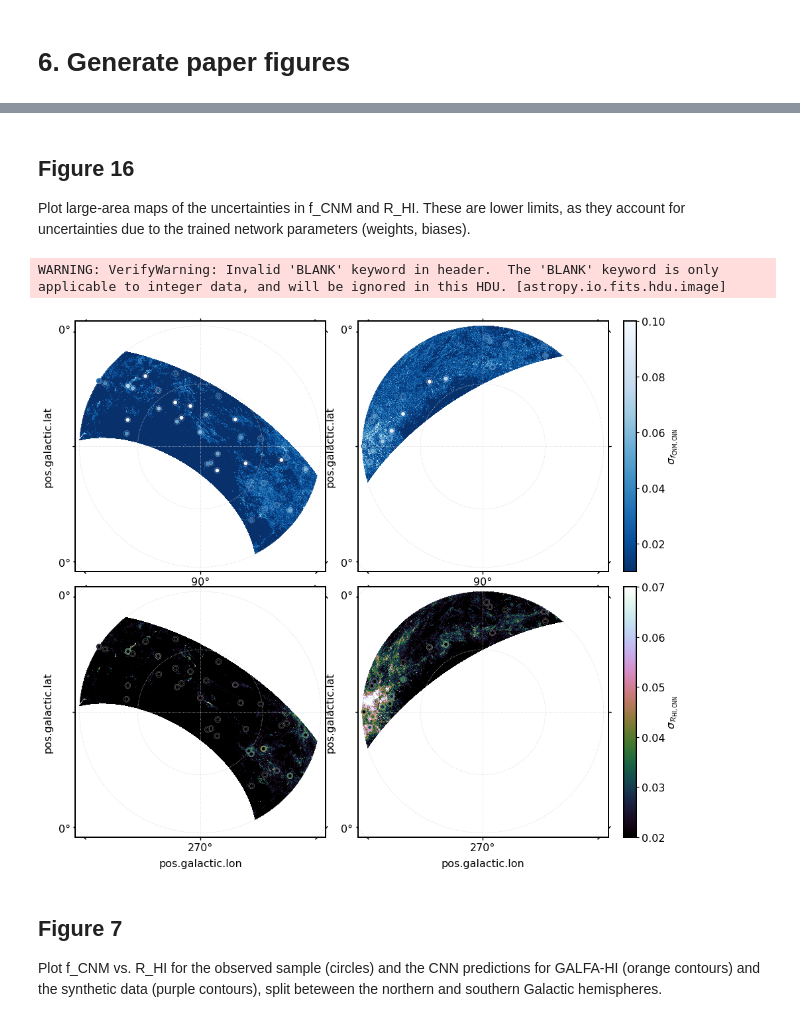
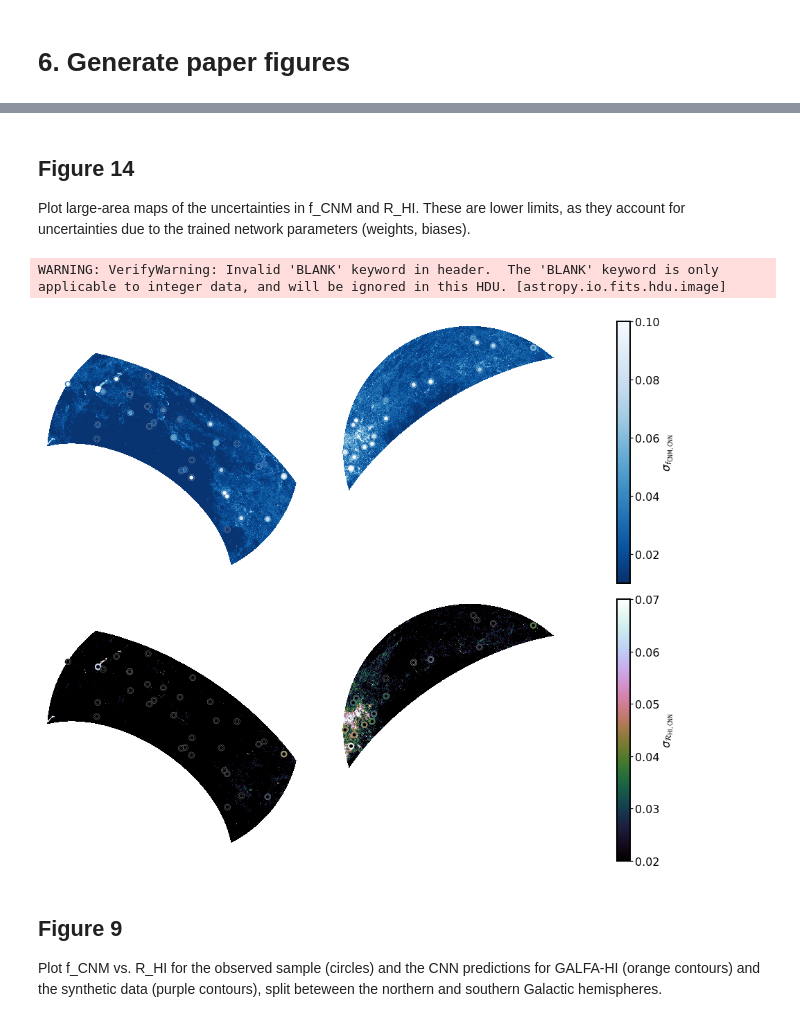
Before and after one commit to cmurray-astro/CNN_forthe_CNM, a Jupyter notebook: MPK20_analysis.ipynb, the cells around one changed output, grey strips where cells are left out. Saved outputs shown, nothing was run; the diff lists cells and outputs as text; code cells hidden in the pictures.

```diff
--- a/MPK20_analysis.ipynb
+++ b/MPK20_analysis.ipynb
@@ -453,5 +412,5 @@ WARNING: VerifyWarning: Invalid 'BLANK' keyword in header.  The 'BLANK' keyword
 # %% [markdown]
-## Figure 16
+## Figure 14
 
 Plot large-area maps of the uncertainties in f_CNM and R_HI. These are lower limits, as they account for uncertainties due to the trained network parameters (weights, biases).
 # %%
@@ -471,12 +430,12 @@ greyval=0.5
 greyaval=1
 edgcolor='white'
 
-im =ax.imshow(fcnm_zea[2].data, origin='lower', cmap=good_cmap_fcnm, vmin=fcnm_min, vmax=fcnm_max) #, norm=LogNorm(),) #, vmin=0, vmax=0.4)
-ax.scatter(source_ngp[0],source_ngp[1], cmap = good_cmap_fcnm, c = obs['fcnm_err'], marker='o', edgecolor=edgcolor, s=30, lw=0.25,zorder=10, vmin=fcnm_min, vmax=fcnm_max)
+im =ax.imshow(fcnm_zea[2].data, origin='lower', cmap=good_cmap_fcnm, vmin=fcnm_min, vmax=fcnm_max)
+ax.scatter(source_ngp[0],source_ngp[1], cmap = good_cmap_fcnm, c = obs['fcnm_obs_err'], marker='o', edgecolor=edgcolor, s=30, lw=0.25,zorder=10, vmin=fcnm_min, vmax=fcnm_max)
 ax.scatter(source_ngp[0],source_ngp[1], cmap = good_cmap_fcnm, c = obs['fcnm_cnn_err'], marker='o', edgecolor=edgcolor, s=80, lw=0.25,zorder=9, vmin=fcnm_min, vmax=fcnm_max)
 
-ax2.imshow(fcnm_zea[4].data, origin='lower', cmap=good_cmap_fcnm, vmin=fcnm_min, vmax=fcnm_max) #, norm=LogNorm(), vmin=5e19, vmax=2e21) #, vmin=0, vmax=0.4)
-ax2.scatter(source_sgp[0],source_sgp[1], cmap = good_cmap_fcnm, c = obs['fcnm_err'], marker='o', edgecolor=edgcolor, s=30, lw=0.25,zorder=10, vmin=fcnm_min, vmax=fcnm_max)
+ax2.imshow(fcnm_zea[4].data, origin='lower', cmap=good_cmap_fcnm, vmin=fcnm_min, vmax=fcnm_max)
+ax2.scatter(source_sgp[0],source_sgp[1], cmap = good_cmap_fcnm, c = obs['fcnm_obs_err'], marker='o', edgecolor=edgcolor, s=30, lw=0.25,zorder=10, vmin=fcnm_min, vmax=fcnm_max)
 ax2.scatter(source_sgp[0],source_sgp[1], cmap = good_cmap_fcnm, c = obs['fcnm_cnn_err'], marker='o', edgecolor=edgcolor, s=80, lw=0.25,zorder=9, vmin=fcnm_min, vmax=fcnm_max)
 
 ax.set_xlim(550,3550)
@@ -484,7 +443,14 @@ ax.set_ylim(550,3550)
 ax2.set_xlim(550,3550)
 ax2.set_ylim(550,3550)
 
+ax.set_axis_off()
+ax2.set_axis_off()
+
 plt.colorbar(im, ax=ax2, label = r'$\sigma_{f_{\rm CNM,CNN}}$')
+
+
+
+
 
 good_cmap_rhi = plt.cm.get_cmap('cubehelix')
 good_cmap_rhi.set_bad('grey', 0.)
@@ -492,45 +458,43 @@ good_cmap_rhi.set_bad('grey', 0.)
 ax = plt.subplot(223, projection=wcs_sgp)
 ax2 = plt.subplot(224, projection=wcs_sgp)
 
 ax.grid(ls='dotted', color=gridcolor)
 ax2.grid(ls='dotted', color=gridcolor)
 
-ax.spines['top'].set_visible(False)
-ax.spines['right'].set_visible(False)
-ax.spines['bottom'].set_visible(False)
-ax.spines['left'].set_visible(False)
-
 rhi_min = 0.02
 rhi_max = 0.07
 
-im =ax.imshow(rhi_zea[2].data, origin='lower', cmap=good_cmap_rhi, vmin=rhi_min, vmax=rhi_max) #, norm=LogNorm(),) #, vmin=0, vmax=0.4)
-ax.scatter(source_ngp[0],source_ngp[1], cmap = good_cmap_rhi, c = obs['rhi_err'], marker='o', edgecolor=edgcolor, s=30, lw=0.25,zorder=10, vmin=rhi_min, vmax=rhi_max)
+im =ax.imshow(rhi_zea[2].data, origin='lower', cmap=good_cmap_rhi, vmin=rhi_min, vmax=rhi_max)
+ax.scatter(source_ngp[0],source_ngp[1], cmap = good_cmap_rhi, c = obs['rhi_obs_err'], marker='o', edgecolor=edgcolor, s=30, lw=0.25,zorder=10, vmin=rhi_min, vmax=rhi_max)
 ax.scatter(source_ngp[0],source_ngp[1], cmap = good_cmap_rhi, c = obs['rhi_cnn_err'], marker='o', edgecolor=edgcolor, s=80, lw=0.25,zorder=9, vmin=rhi_min, vmax=rhi_max)
 
-ax2.imshow(rhi_zea[4].data, origin='lower', cmap=good_cmap_rhi, vmin=rhi_min, vmax=rhi_max) #, vmin=0.03, vmax=0.2) #, norm=LogNorm(), vmin=5e19, vmax=2e21) #, vmin=0, vmax=0.4)
-ax2.scatter(source_sgp[0],source_sgp[1], cmap = good_cmap_rhi, c = obs['rhi_err'], marker='o', edgecolor=edgcolor, s=30, lw=0.25,zorder=10, vmin=rhi_min, vmax=rhi_max)
+ax2.imshow(rhi_zea[4].data, origin='lower', cmap=good_cmap_rhi, vmin=rhi_min, vmax=rhi_max)
+ax2.scatter(source_sgp[0],source_sgp[1], cmap = good_cmap_rhi, c = obs['rhi_obs_err'], marker='o', edgecolor=edgcolor, s=30, lw=0.25,zorder=10, vmin=rhi_min, vmax=rhi_max)
 ax2.scatter(source_sgp[0],source_sgp[1], cmap = good_cmap_rhi, c = obs['rhi_cnn_err'], marker='o', edgecolor=edgcolor, s=80, lw=0.25,zorder=9, vmin=rhi_min, vmax=rhi_max)
 
 ax.set_xlim(550,3550)
 ax.set_ylim(550,3550)
 
 ax2.set_xlim(550,3550)
 ax2.set_ylim(550,3550)
 
 ax.set_xlabel('')
 ax.set_ylabel('')
 ax2.set_xlabel('')
 ax2.set_ylabel('')
 
+ax.set_axis_off()
+ax2.set_axis_off()
+
 plt.colorbar(im, ax=ax2, label=r'$\sigma_{\mathcal{R}_{\rm HI,CNN}}$')
 
 plt.tight_layout()
 plt.subplots_adjust(wspace=0)
 # %% [output]
 WARNING: VerifyWarning: Invalid 'BLANK' keyword in header.  The 'BLANK' keyword is only applicable to integer data, and will be ignored in this HDU. [astropy.io.fits.hdu.image]
-[figure, old version]
+[figure, new version]
 # %% [markdown]
-## Figure 7
+## Figure 9
 
 Plot f_CNM vs. R_HI for the observed sample (circles) and the CNN predictions for GALFA-HI (orange contours) and the synthetic data (purple contours), split beteween the northern and southern Galactic hemispheres.
 # %%
```
Also changed, not shown: parts of 12 cells of this notebook, 1 other file.
